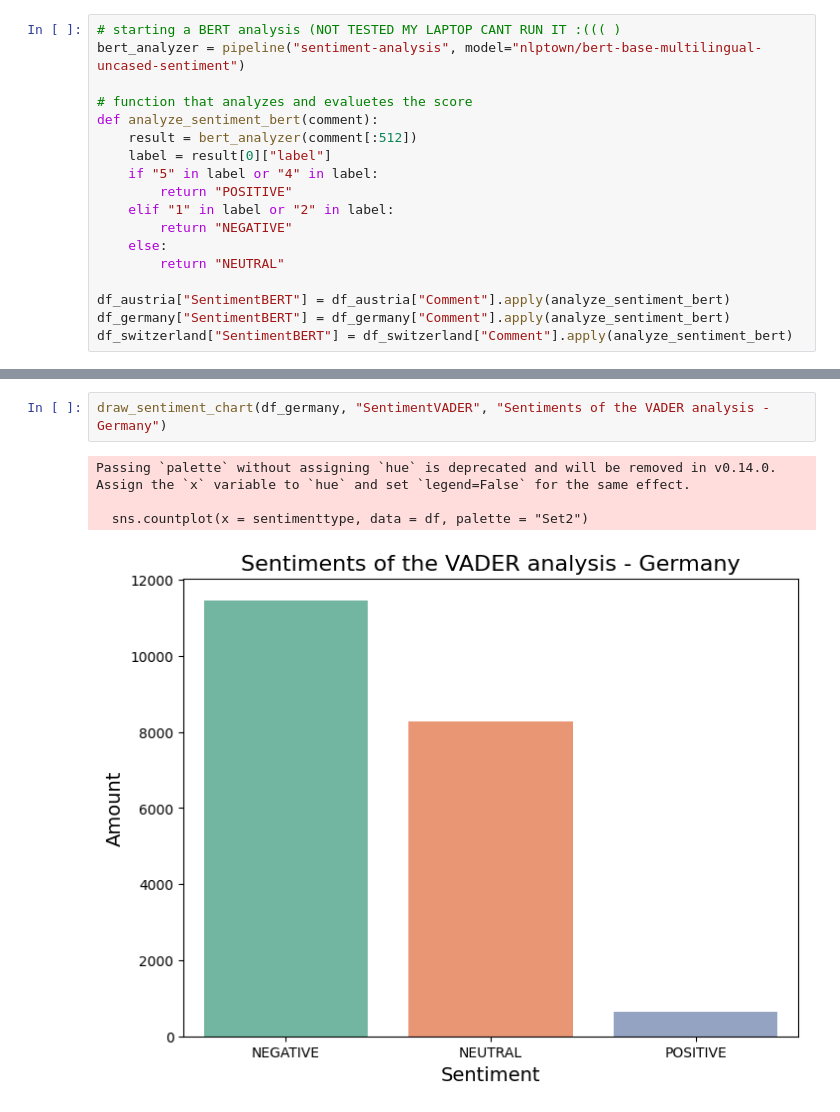
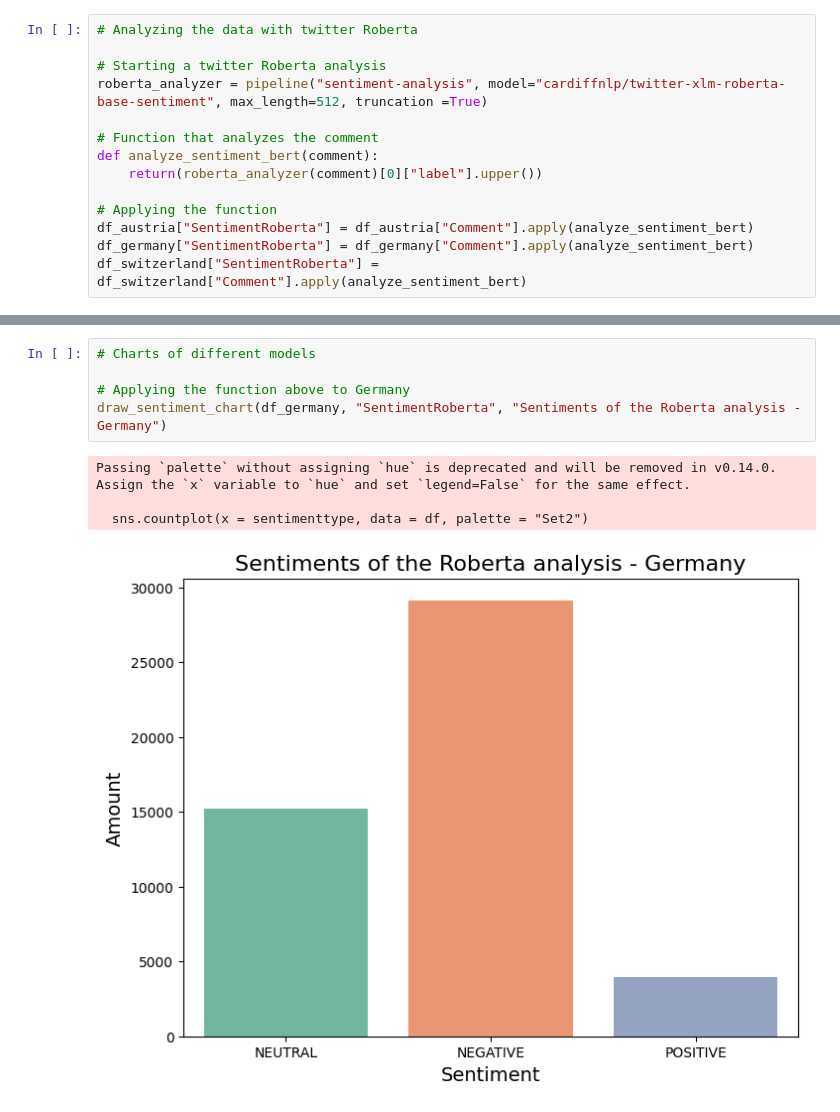
Before and after one commit to FloBrau/RedditSentiment, a Jupyter notebook: SentimentAnalysis.ipynb, the cells around one changed output, grey strips where cells are left out. Saved outputs shown, nothing was run; the diff lists cells and outputs as text.

```diff
--- a/SentimentAnalysis.ipynb
+++ b/SentimentAnalysis.ipynb
@@ -148,18 +129,14 @@ df_switzerland["SentimentVADER"] = df_switzerland["Comment"].apply(analyze_senti
-# %%
-# starting a BERT analysis (NOT TESTED MY LAPTOP CANT RUN IT :((( )
-bert_analyzer = pipeline("sentiment-analysis", model="nlptown/bert-base-multilingual-uncased-sentiment")
-
-# function that analyzes and evaluetes the score
-def analyze_sentiment_bert(comment):
-    result = bert_analyzer(comment[:512])
-    label = result[0]["label"]
-    if "5" in label or "4" in label:
-        return "POSITIVE"
-    elif "1" in label or "2" in label:
-        return "NEGATIVE"
-    else:
-        return "NEUTRAL"
-
-df_austria["SentimentBERT"] = df_austria["Comment"].apply(analyze_sentiment_bert)
-df_germany["SentimentBERT"] = df_germany["Comment"].apply(analyze_sentiment_bert)
-df_switzerland["SentimentBERT"] = df_switzerland["Comment"].apply(analyze_sentiment_bert)
+# %%
+# Analyzing the data with twitter Roberta
+
+# Starting a twitter Roberta analysis
+roberta_analyzer = pipeline("sentiment-analysis", model="cardiffnlp/twitter-xlm-roberta-base-sentiment", max_length=512, truncation =True)
+
+# Function that analyzes the comment
+def analyze_sentiment_bert(comment):
+    return(roberta_analyzer(comment)[0]["label"].upper())
+
+# Applying the function
+df_austria["SentimentRoberta"] = df_austria["Comment"].apply(analyze_sentiment_bert)
+df_germany["SentimentRoberta"] = df_germany["Comment"].apply(analyze_sentiment_bert)
+df_switzerland["SentimentRoberta"] = df_switzerland["Comment"].apply(analyze_sentiment_bert)
@@ -182,8 +375,11 @@ Passing `palette` without assigning `hue` is deprecated and will be removed in v
 # %%
-draw_sentiment_chart(df_germany, "SentimentVADER", "Sentiments of the VADER analysis - Germany")
+# Charts of different models
+
+# Applying the function above to Germany
+draw_sentiment_chart(df_germany, "SentimentRoberta", "Sentiments of the Roberta analysis - Germany")
 # %% [output]
 Passing `palette` without assigning `hue` is deprecated and will be removed in v0.14.0. Assign the `x` variable to `hue` and set `legend=False` for the same effect.
 
   sns.countplot(x = sentimenttype, data = df, palette = "Set2")
-[figure, old version]
+[figure, new version]
 # %%
```
Also changed, not shown: parts of 25 cells of this notebook, 6 other files.
